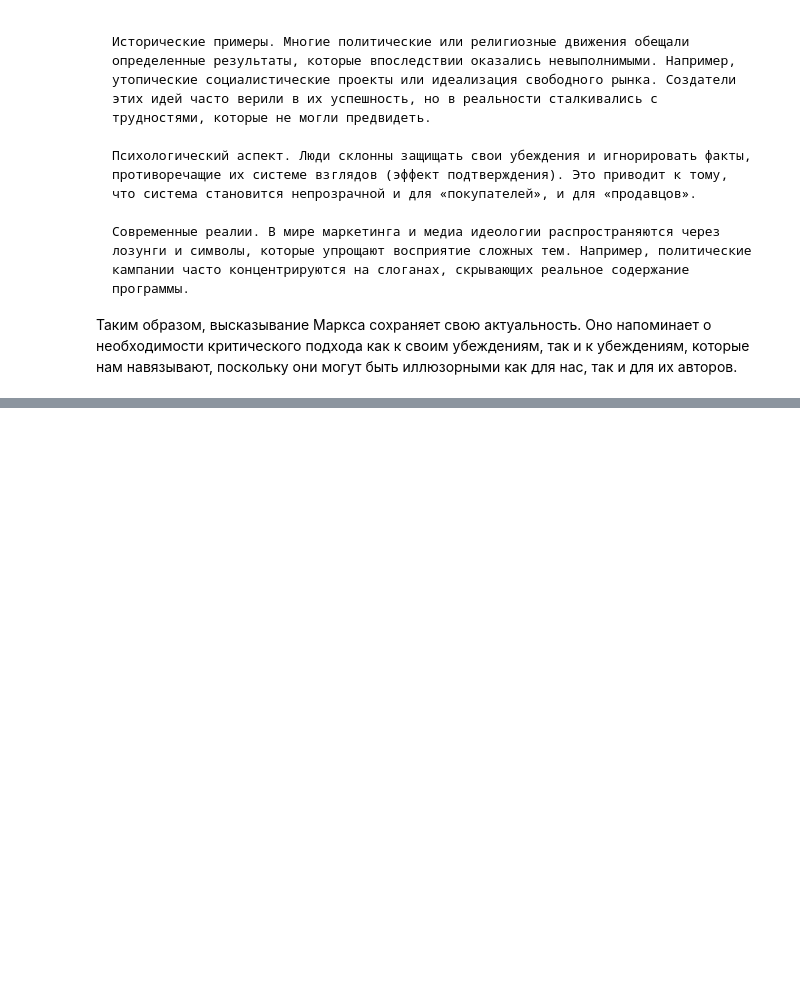
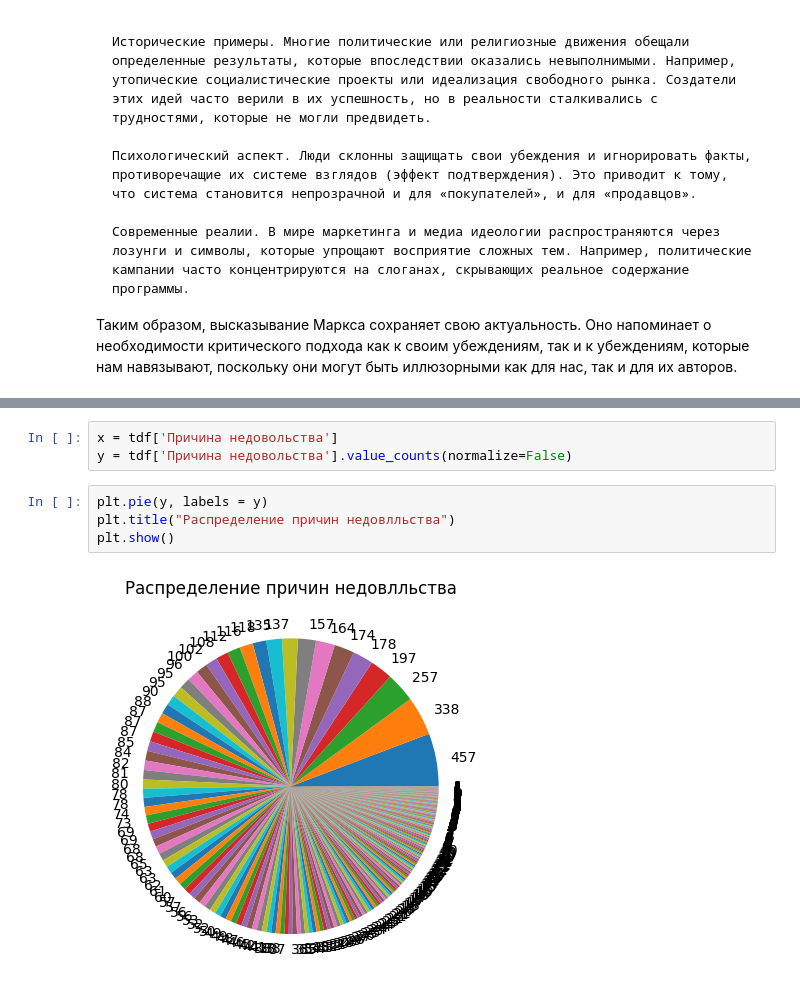
Before and after one commit to maxim-polyakov/Post_bank_task, a Jupyter notebook: Post_bank_task.ipynb, the cells around one changed output, grey strips where cells are left out. Cells and saved outputs as stored; diff of their text form; blank space fills up the shorter version.

```diff
--- a/Post_bank_task.ipynb
+++ b/Post_bank_task.ipynb
@@ -78,0 +173,9 @@
+# %%
+x = tdf['Причина недовольства']
+y = tdf['Причина недовольства'].value_counts(normalize=False)
+# %%
+plt.pie(y, labels = y)
+plt.title("Распределение причин недовлльства")
+plt.show()
+# %% [output]
+[figure, added]
```
Also changed, not shown: parts of 50 cells of this notebook, 4 other files.
